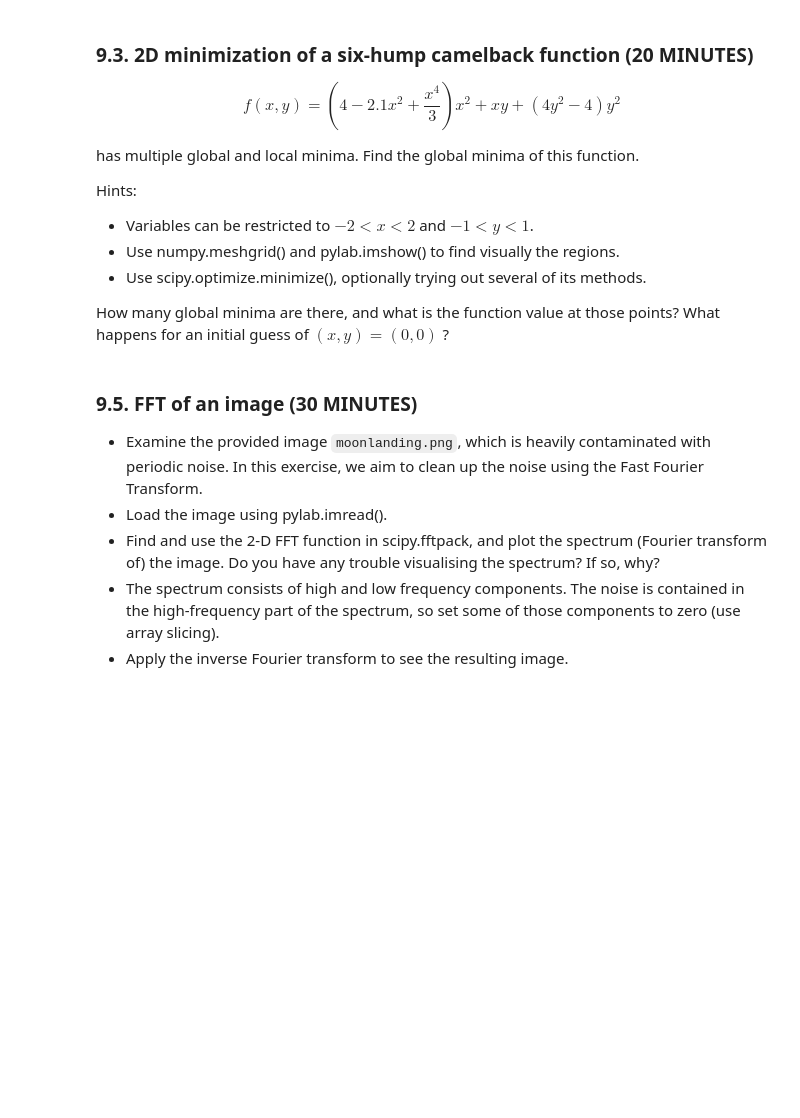
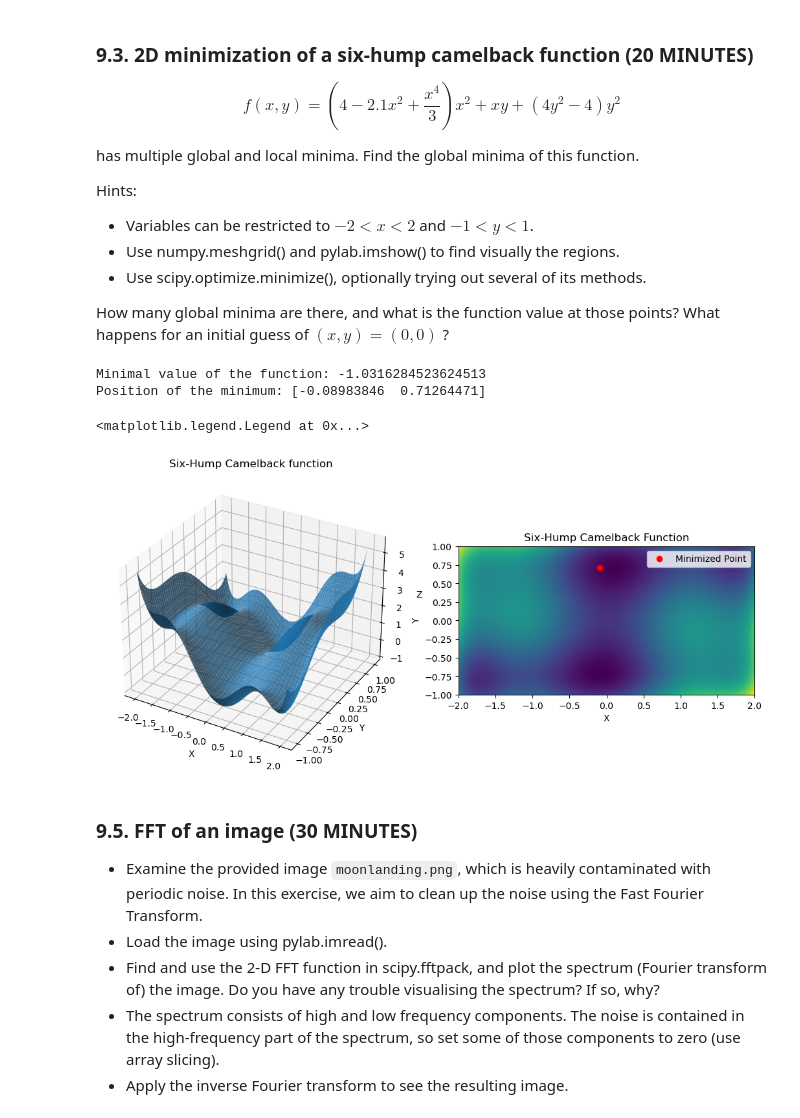
Before and after one commit to Kallo27/LaboratoryOfComputationalPhysics_Y6, a Jupyter notebook: exam/exam.ipynb, the cells around one changed output. Drawn from its saved outputs; the diff is of its cells as text; code cells hidden in the pictures; blank space fills up the shorter version.

```diff
--- a/exam/exam.ipynb
+++ b/exam/exam.ipynb
@@ -863,6 +928,47 @@ Hints:
 * Use scipy.optimize.minimize(), optionally trying out several of its methods.
 
 How many global minima are there, and what is the function value at those points? What happens for an initial guess of $(x, y) = (0, 0)$ ?
+# %%
+import numpy as np
+import matplotlib.pyplot as plt
+from scipy.optimize import minimize
+
+def camelback(x):
+    return (4 - 2.1 * x[0]**2 + (x[0]**4)/3)*(x[0])**2 + x[0] * x[1] + (4 * x[1]**2 - 4) * (x[1])**2
+
+x_vals = np.linspace(-2, 2, 400)
+y_vals = np.linspace(-1, 1, 200)
+X, Y = np.meshgrid(x_vals, y_vals)
+Z = camelback([X, Y])
+
+x0 = [0, 0.5]
+bounds = [(-2, 2), (-1, 1)]
+
+result = minimize(camelback, x0= x0, bounds=bounds, method='SLSQP')
+
+print(f'Minimal value of the function: {result.fun}')
+print(f'Position of the minimum: {result.x}')
+
+fig = plt.figure(figsize=(13, 12))
+ax = fig.add_subplot(121, projection='3d')
+ax.plot_surface(X, Y, Z, alpha=0.8)
+ax.set_title('Six-Hump Camelback function')
+ax.set_xlabel('X')
+ax.set_ylabel('Y')
+ax.set_zlabel('Z')
+
+ax = fig.add_subplot(122)
+ax.imshow(Z, extent=[-2, 2, -1, 1], cmap='viridis', vmin=Z.min(), vmax=Z.max())
+ax.plot(result.x[0], result.x[1], 'ro', label='Minimized Point')
+ax.set_xlabel('X')
+ax.set_ylabel('Y')
+ax.set_title('Six-Hump Camelback Function')
+plt.legend()
+# %% [output]
+Minimal value of the function: -1.0316284523624513
+Position of the minimum: [-0.08983846  0.71264471]
+<matplotlib.legend.Legend at 0x...>
+[figure, added]
 # %% [markdown]
 ### 9.5\. **FFT of an image** (30 MINUTES)
 
```
Also changed, not shown: parts of 3 cells of this notebook, 3 other files.
